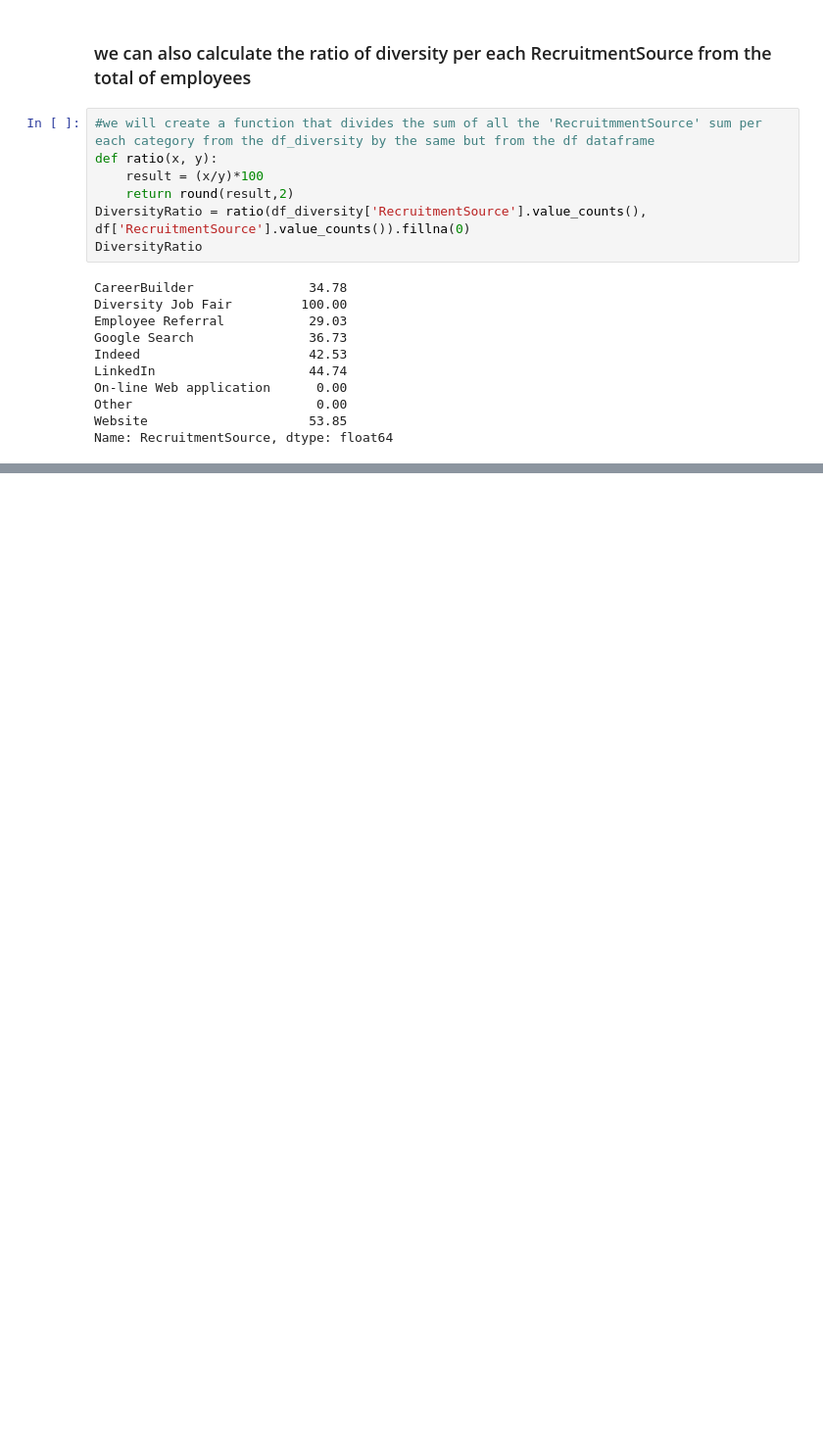
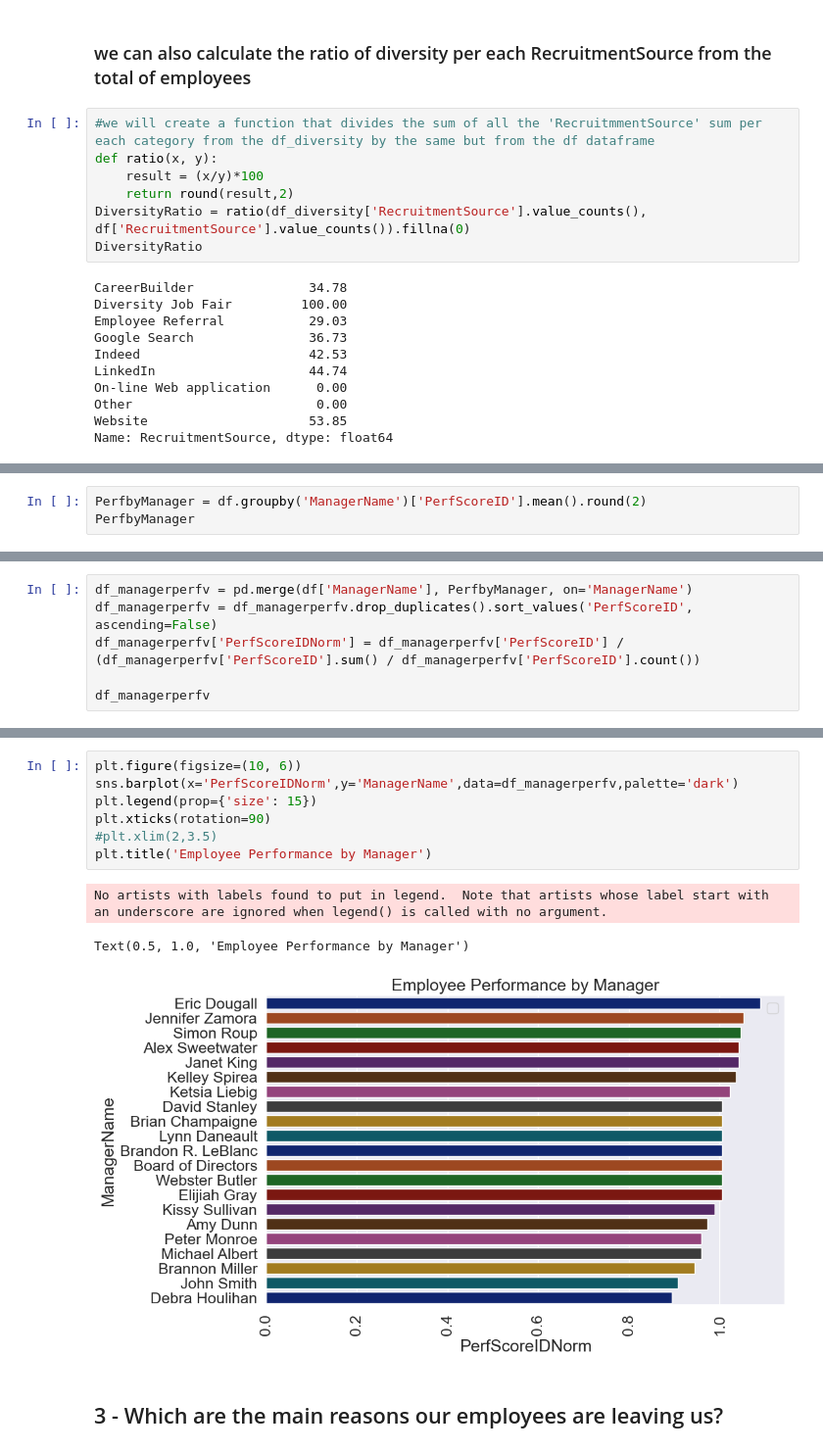
Before and after one commit to PaulBeBo/HackathonHR, a Jupyter notebook: scripts/HackathonHR_Paul.ipynb, the cells around one changed output, grey strips where cells are left out. Shown at 98% size. Saved outputs shown, nothing was run; the diff lists cells and outputs as text; blank space fills up the shorter version.

```diff
--- a/scripts/HackathonHR_Paul.ipynb
+++ b/scripts/HackathonHR_Paul.ipynb
@@ -311,0 +318,3 @@ plt.show()
+# %%
+PerfbyManager = df.groupby('ManagerName')['PerfScoreID'].mean().round(2)
+PerfbyManager
@@ -311,0 +360,6 @@ plt.show()
+# %%
+df_managerperfv = pd.merge(df['ManagerName'], PerfbyManager, on='ManagerName')
+df_managerperfv = df_managerperfv.drop_duplicates().sort_values('PerfScoreID', ascending=False)
+df_managerperfv['PerfScoreIDNorm'] = df_managerperfv['PerfScoreID'] / (df_managerperfv['PerfScoreID'].sum() / df_managerperfv['PerfScoreID'].count())
+
+df_managerperfv
@@ -311,0 +384,13 @@ plt.show()
+# %%
+plt.figure(figsize=(10, 6))
+sns.barplot(x='PerfScoreIDNorm',y='ManagerName',data=df_managerperfv,palette='dark')
+plt.legend(prop={'size': 15})
+plt.xticks(rotation=90)
+#plt.xlim(2,3.5)
+plt.title('Employee Performance by Manager')
+# %% [output]
+No artists with labels found to put in legend.  Note that artists whose label start with an underscore are ignored when legend() is called with no argument.
+Text(0.5, 1.0, 'Employee Performance by Manager')
+[figure, added]
+# %% [markdown]
+## 3 - Which are the main reasons our employees are leaving us?
```
Also changed, not shown: parts of 9 cells of this notebook.
